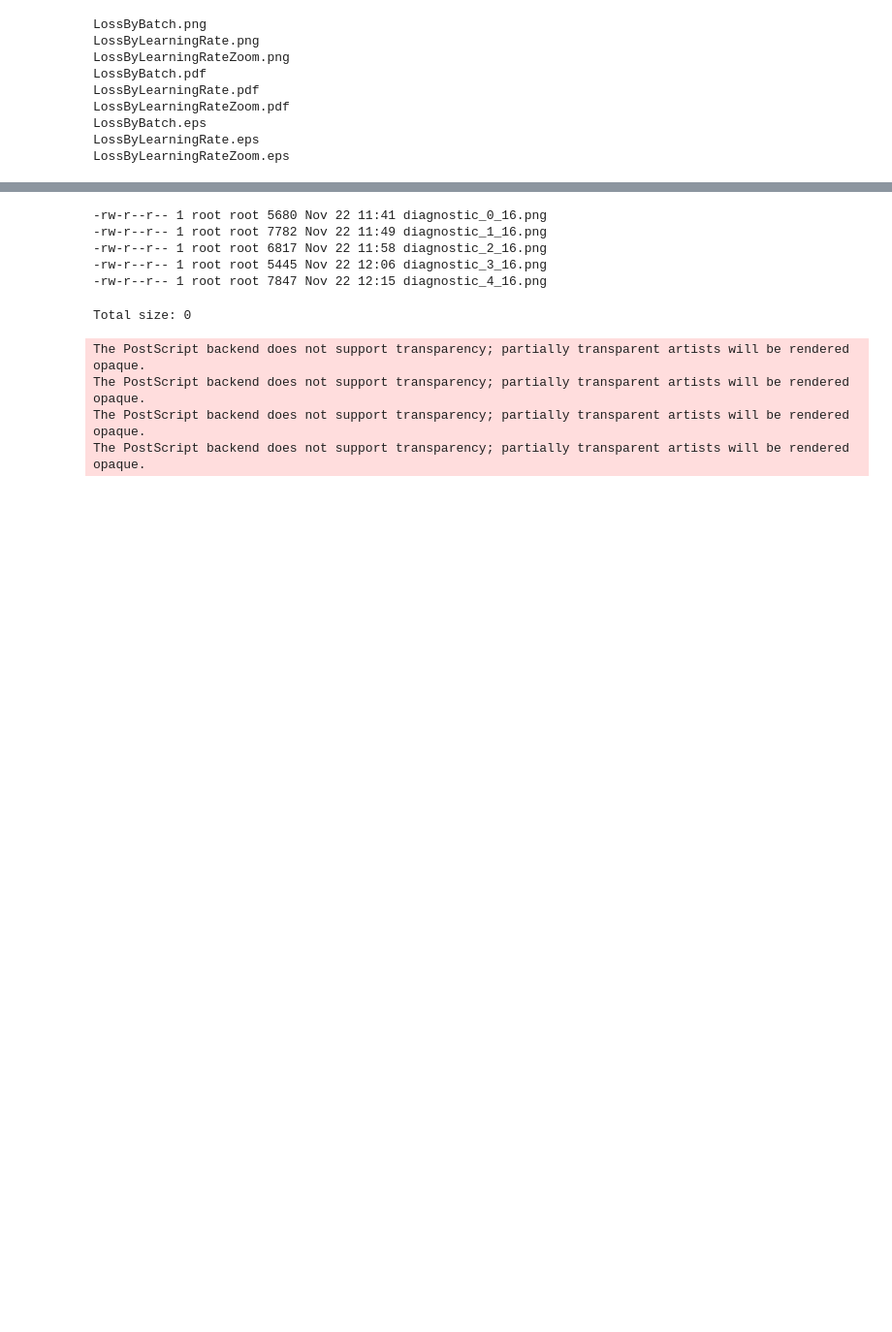
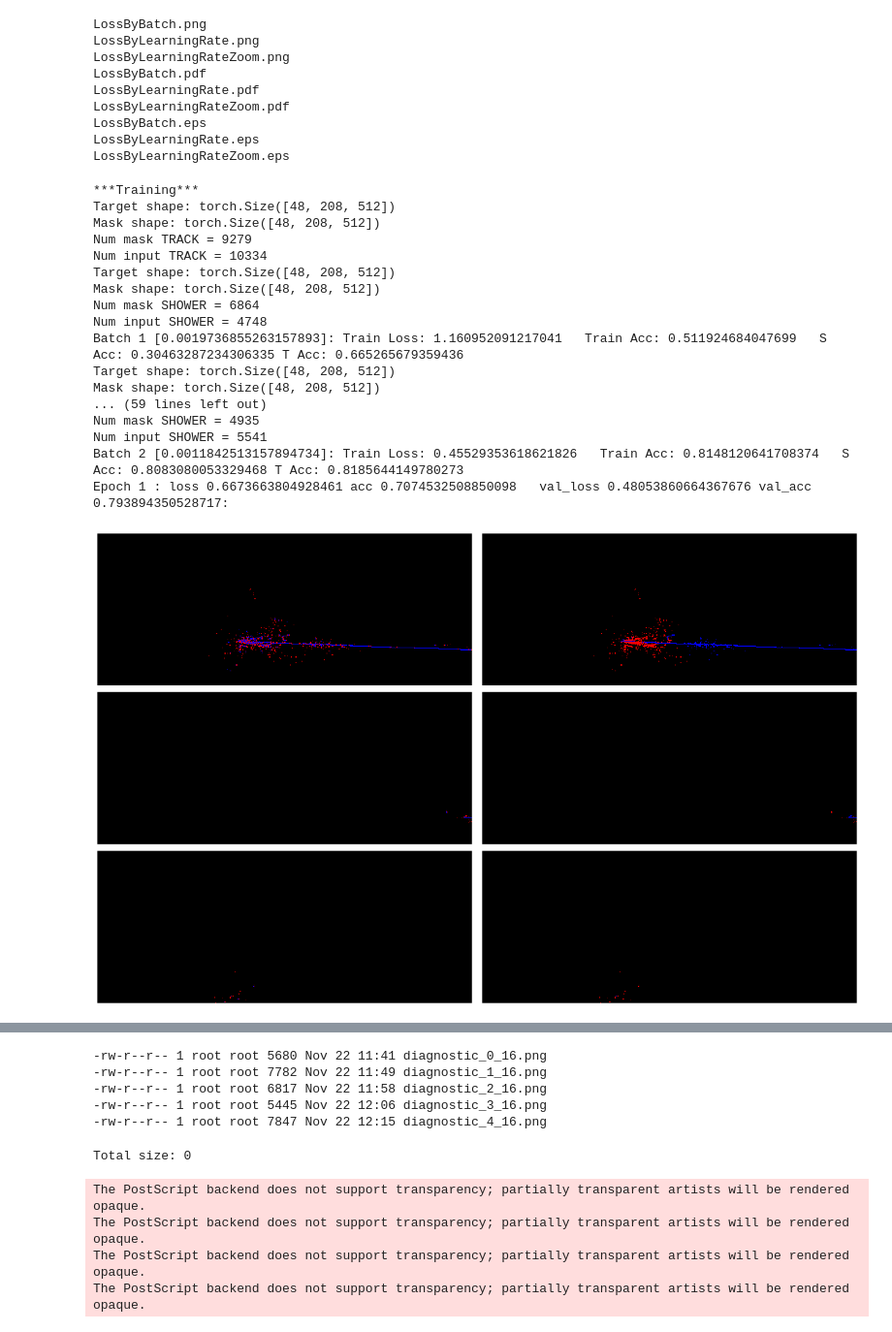
Before and after one commit to AndyChappell/SemanticSegmentation, a Jupyter notebook: dune_network.ipynb, the cells around one changed output, grey strips where cells are left out. Shown at 97% size. Cells and saved outputs as stored; diff of their text form; code cells hidden in the pictures; blank space fills up the shorter version.

```diff
--- a/dune_network.ipynb
+++ b/dune_network.ipynb
@@ -153,0 +278,52 @@ files.download("images.tar.gz")
+# %%
+# Run
+learning_rates = []
+train_loss_epochs = []
+train_acc_epochs = []
+val_loss_epochs = []
+val_acc_epochs = []
+for epoch in list(range(0, num_epochs)):
+    # Training
+    print("***Training***")
+    model = model.train()
+    optim.zero_grad()
+    stats, info = one_epoch(epoch, model, optim, scheduler, bunch.train_dl, True)
+    train_loss_epochs.append(stats.get_losses().mean())
+    train_acc_epochs.append(stats.get_accuracies().mean())
+    learning_rates += info.learning_rates
+    # Validation
+    print("***Validating***")
+    model = model.eval()
+
+    for group in model.children():
+        if type(group) == nn.Sequential:
+            for child in group:
+                if type(child)==nn.BatchNorm2d:
+                    child.track_running_stats = False
+
+    with torch.no_grad():
+        val_stats, _ = one_epoch(epoch, model, optim, scheduler, bunch.valid_dl, False)
+        val_loss_epochs.append(val_stats.get_losses().mean())
+        val_acc_epochs.append(val_stats.get_accuracies().mean())
+    print("Epoch {} : loss {} acc {}   val_loss {} val_acc {}:".format(
+        epoch + 1, stats.get_losses().mean(), stats.get_accuracies().mean(),
+        val_stats.get_losses().mean(), val_stats.get_accuracies().mean()))
+# %% [output]
+***Training***
+Target shape: torch.Size([48, 208, 512])
+Mask shape: torch.Size([48, 208, 512])
+Num mask TRACK = 9279
+Num input TRACK = 10334
+Target shape: torch.Size([48, 208, 512])
+Mask shape: torch.Size([48, 208, 512])
+Num mask SHOWER = 6864
+Num input SHOWER = 4748
+Batch 1 [0.0019736855263157893]: Train Loss: 1.160952091217041   Train Acc: 0.511924684047699   S Acc: 0.30463287234306335 T Acc: 0.665265679359436
+Target shape: torch.Size([48, 208, 512])
+Mask shape: torch.Size([48, 208, 512])
+... (59 lines left out)
+Num mask SHOWER = 4935
+Num input SHOWER = 5541
+Batch 2 [0.0011842513157894734]: Train Loss: 0.45529353618621826   Train Acc: 0.8148120641708374   S Acc: 0.8083080053329468 T Acc: 0.8185644149780273
+Epoch 1 : loss 0.6673663804928461 acc 0.7074532508850098   val_loss 0.48053860664367676 val_acc 0.793894350528717:
+[figure, added]
```
Also changed, not shown: parts of 37 cells of this notebook.
